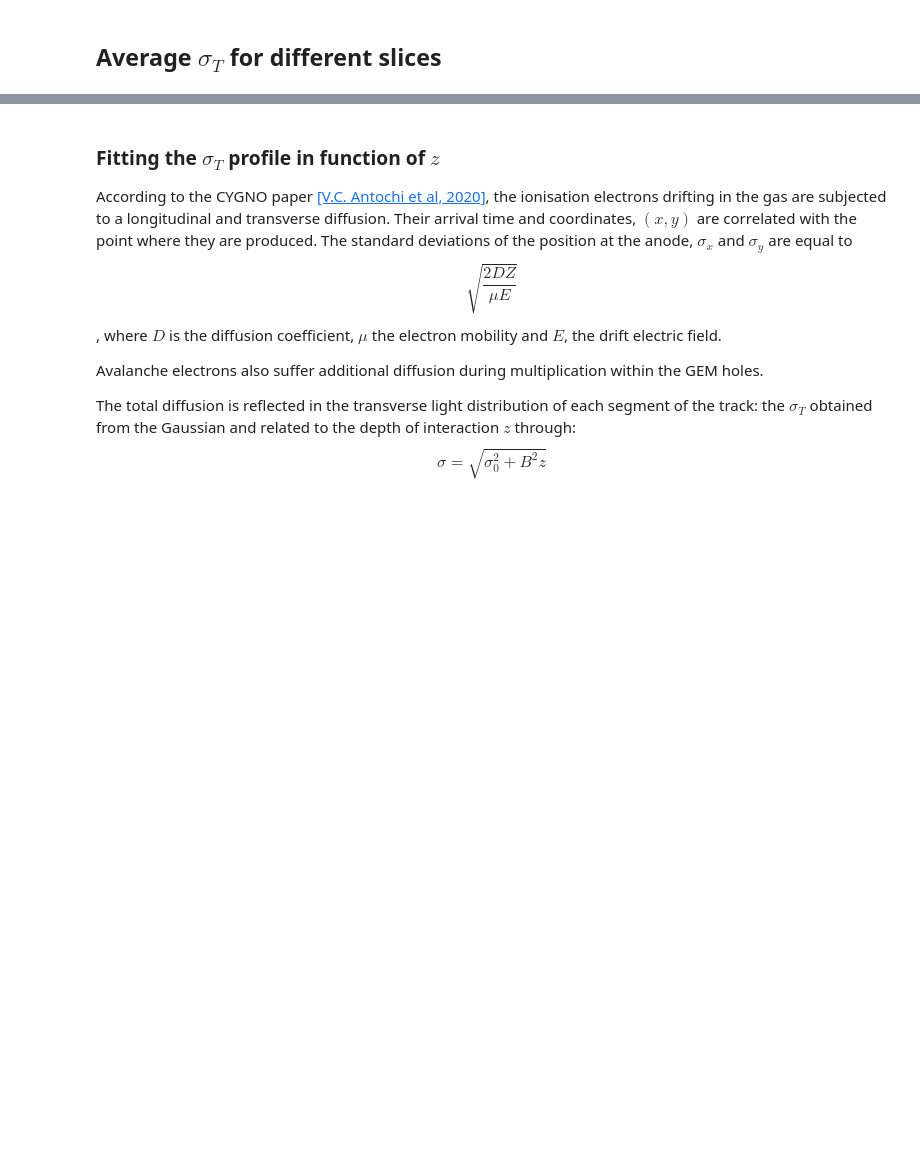
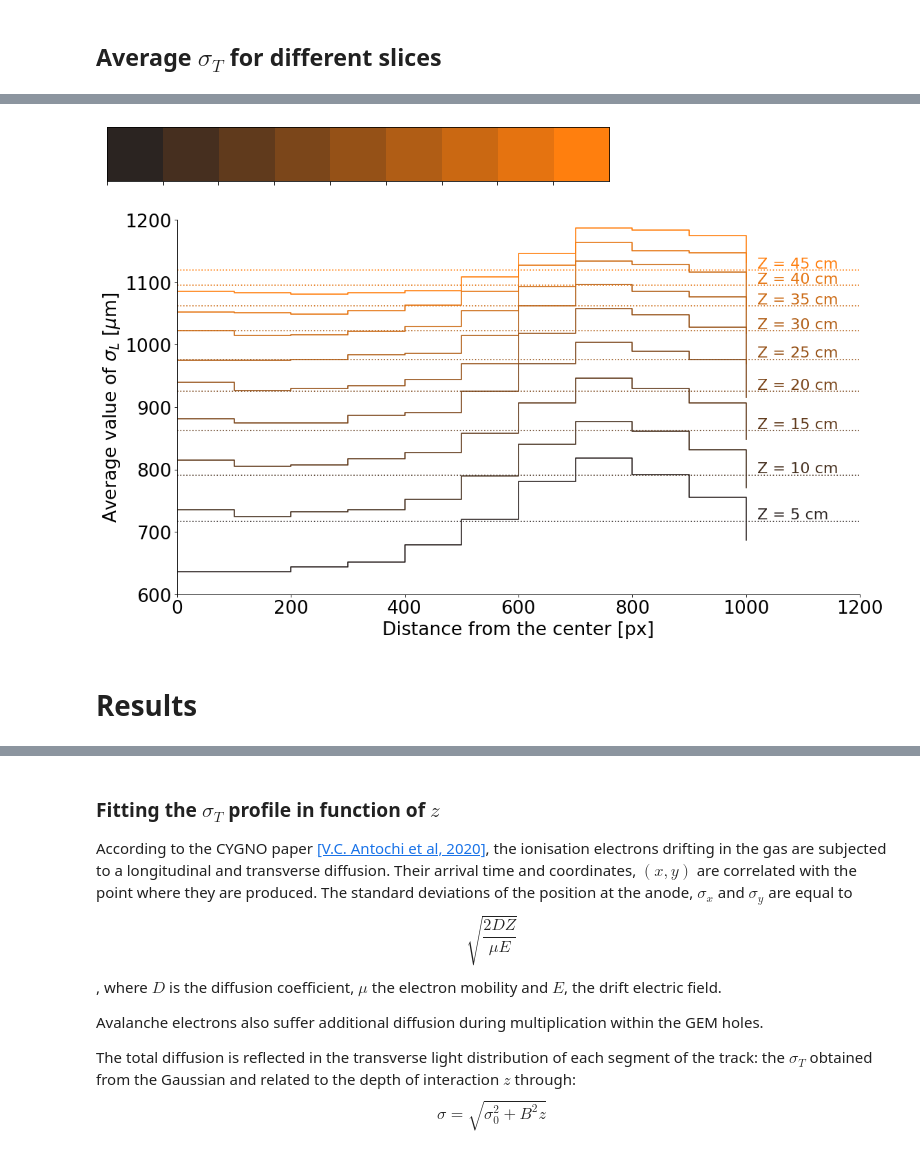
Before and after one commit to RitaROK/Analysis, a Jupyter notebook: Diffusion.ipynb, the cells around one changed output, grey strips where cells are left out. Cells and saved outputs as stored; diff of their text form; code cells hidden in the pictures; blank space fills up the shorter version.

```diff
--- a/Diffusion.ipynb
+++ b/Diffusion.ipynb
@@ -629,0 +1029,3 @@ plt.show()
+# %%
+#@title $\sigma_L$ for $700<R\leq 800$
+Lcoi800, dLcoi800 = fit_tsigma(roi.loc[(roi['R']<=800) & (roi['R']>700)], 200, 'LSigma')
@@ -629,0 +1070,3 @@ plt.show()
+# %%
+#@title $\sigma_L$ for $800<R\leq 900$
+Lcoi900, dLcoi900 = fit_tsigma(roi.loc[(roi['R']<=900) & (roi['R']>800)], 200, 'LSigma')
@@ -629,0 +1111,3 @@ plt.show()
+# %%
+#@title $\sigma_L$ for $900<R\leq 1000$
+Lcoi1000, dLcoi1000 = fit_tsigma(roi.loc[(roi['R']<=1000) & (roi['R']>900)], 200, 'LSigma')
@@ -629,0 +1152,3 @@ plt.show()
+# %%
+#@title $\sigma_L$ for $1000<R\leq 1100$
+Lcoi1100, dLcoi1100 = fit_tsigma(roi.loc[(roi['R']<=1100) & (roi['R']>1000)], 200, 'LSigma')
@@ -629,0 +1193,40 @@ plt.show()
+# %%
+#@title $\sigma_L$ in function of $R$
+
+#@markdown There is a significant difference in $\sigma_T$ for clusters further then 400 px from the center of the image
+
+z = []
+r = []
+for d in [100, 200, 300, 400, 500, 600, 700, 800, 900, 1000, 1100]:
+  for Z in [5, 10, 15, 20, 25, 30, 35, 40, 45]:
+    z.append(Z)
+    r.append(d)
+sigma = Lcoi100+Lcoi200+Lcoi300+Lcoi400+Lcoi500+Lcoi600+Lcoi700+Lcoi800+Lcoi900+Lcoi1000+Lcoi1100
+dsigma = dLcoi100+dLcoi200+dLcoi300+dLcoi400+dLcoi500+dLcoi600+dLcoi700+dLcoi800+dLcoi900+dLcoi1000+dLcoi1100
+sigmaT = pd.DataFrame(list(zip(z, r, sigma, dsigma)),
+                    columns =['z[cm]', 'R[px]', 'TSigma', 'dTSigma'])
+
+color = get_color(9, 'tab:orange')
+
+fig, (ax) = plt.subplots(figsize=(16,9), dpi= 80, facecolor='w', edgecolor='k')
+i=0
+for z in [5, 10, 15, 20, 25, 30, 35, 40, 45]:
+  plt.step(sigmaT['R[px]'].loc[sigmaT['z[cm]']==z]-100, sigmaT['TSigma'].loc[sigmaT['z[cm]']==z], color=color[i], where='post')
+  plt.text(1020, Lallcoi[i]+10, 'Z = '+str(z)+' cm', fontsize=20, color=color[i], va='center')
+  plt.axhline(y=Lallcoi[i], color=color[i], ls=':')
+  i = i+1
+
+ax.set_xlim(0,1200)
+ax.set_ylim(600,1200)
+ax.spines["right"].set_visible(False)
+ax.spines["top"].set_visible(False)
+ax.set_ylabel('Average value of $\sigma_L$ [$\mu$m]', y=0.5, ha='center', fontsize=24)
+ax.tick_params(axis='both', which='major', labelsize=24)
+ax.set_xlabel('Distance from the center [px]', x=0.5, ha='center', fontsize=24)
+
+plt.show()
+# %% [output]
+[figure, added]
+[figure, added]
+# %% [markdown]
+# Results
```
Also changed, not shown: parts of 48 cells of this notebook.
